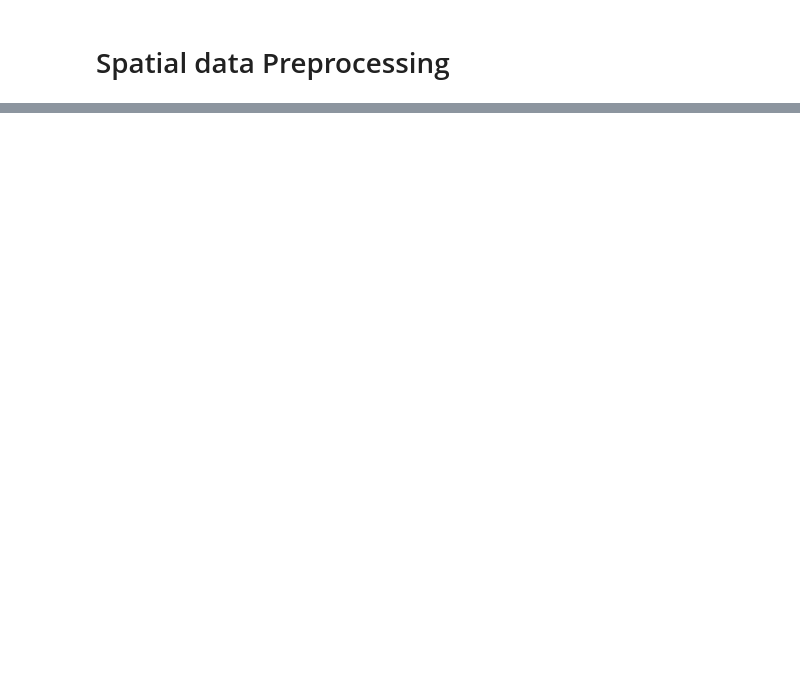
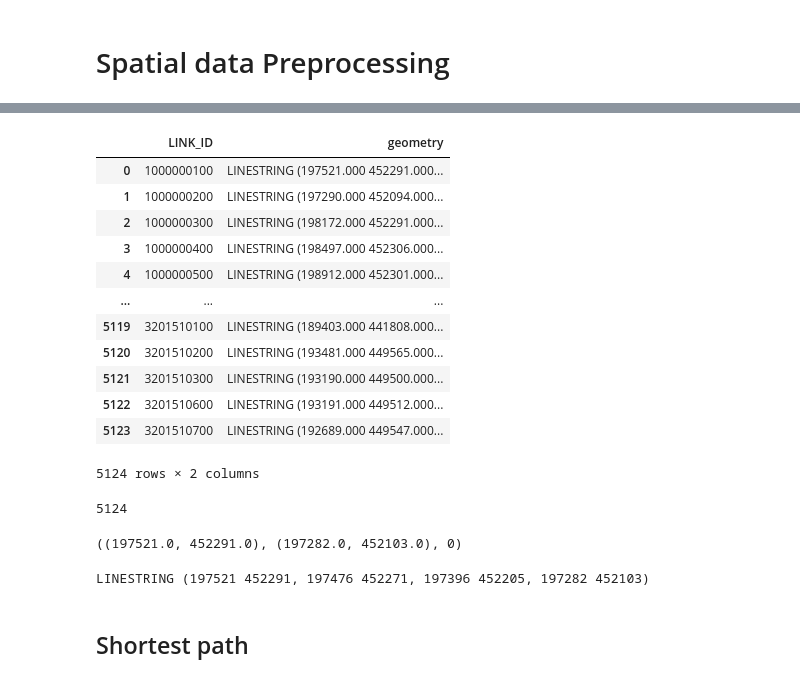
Before and after one commit to ddangchani/safetyhackathon_24, a Jupyter notebook: Geo_preprocessing.ipynb, the cells around one changed output, grey strips where cells are left out. Saved outputs shown, nothing was run; the diff lists cells and outputs as text; code cells hidden in the pictures; blank space fills up the shorter version.

```diff
--- a/Geo_preprocessing.ipynb
+++ b/Geo_preprocessing.ipynb
@@ -103,0 +103,30 @@ link.plot(ax=ax, color='black', markersize=0.5)
+# %%
+link_line[link_line.LINK_ID.isin()]
+# %% [output]
+|  | LINK_ID | geometry |
+| 0 | 1000000100 | LINESTRING (197521.000 452291.000... |
+| 1 | 1000000200 | LINESTRING (197290.000 452094.000... |
+| 2 | 1000000300 | LINESTRING (198172.000 452291.000... |
+| 3 | 1000000400 | LINESTRING (198497.000 452306.000... |
+| 4 | 1000000500 | LINESTRING (198912.000 452301.000... |
+| ... | ... | ... |
+| 5119 | 3201510100 | LINESTRING (189403.000 441808.000... |
+| 5120 | 3201510200 | LINESTRING (193481.000 449565.000... |
+| 5121 | 3201510300 | LINESTRING (193190.000 449500.000... |
+| 5122 | 3201510600 | LINESTRING (193191.000 449512.000... |
+| 5123 | 3201510700 | LINESTRING (192689.000 449547.000... |
+5124 rows × 2 columns
+# %%
+len(nx.line_graph(network).nodes)
+# %% [output]
+5124
+# %%
+list(nx.line_graph(network).nodes)[0]
+# %% [output]
+((197521.0, 452291.0), (197282.0, 452103.0), 0)
+# %%
+print(link_line.geometry[0])
+# %% [output]
+LINESTRING (197521 452291, 197476 452271, 197396 452205, 197282 452103)
+# %% [markdown]
+## Shortest path
```
Also changed, not shown: parts of 13 cells of this notebook, 1 other file.
